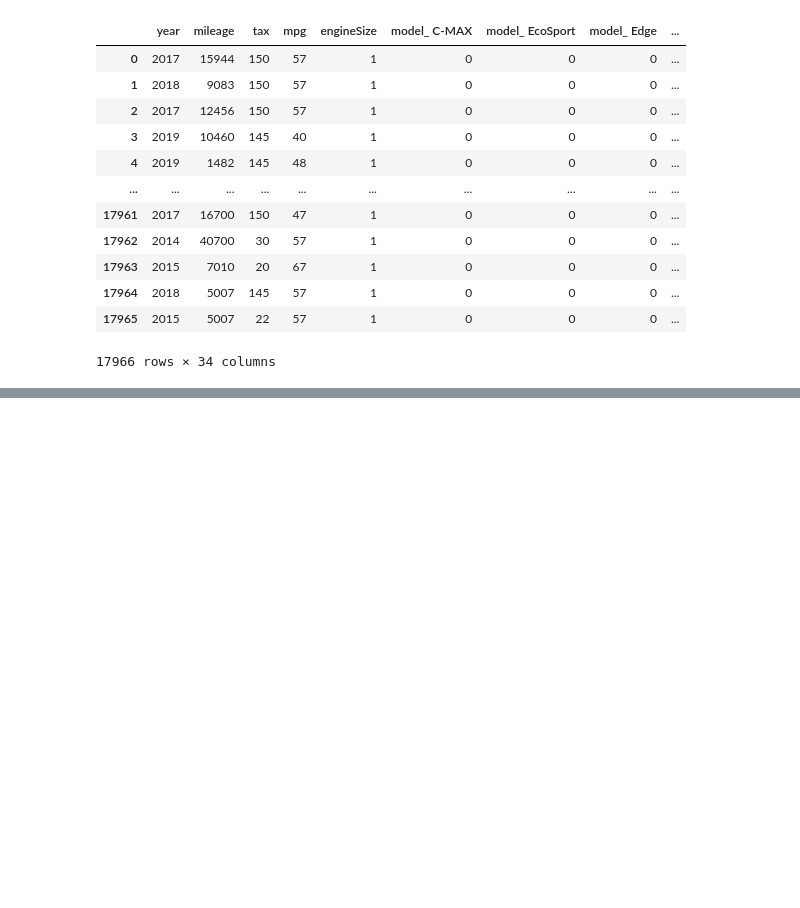
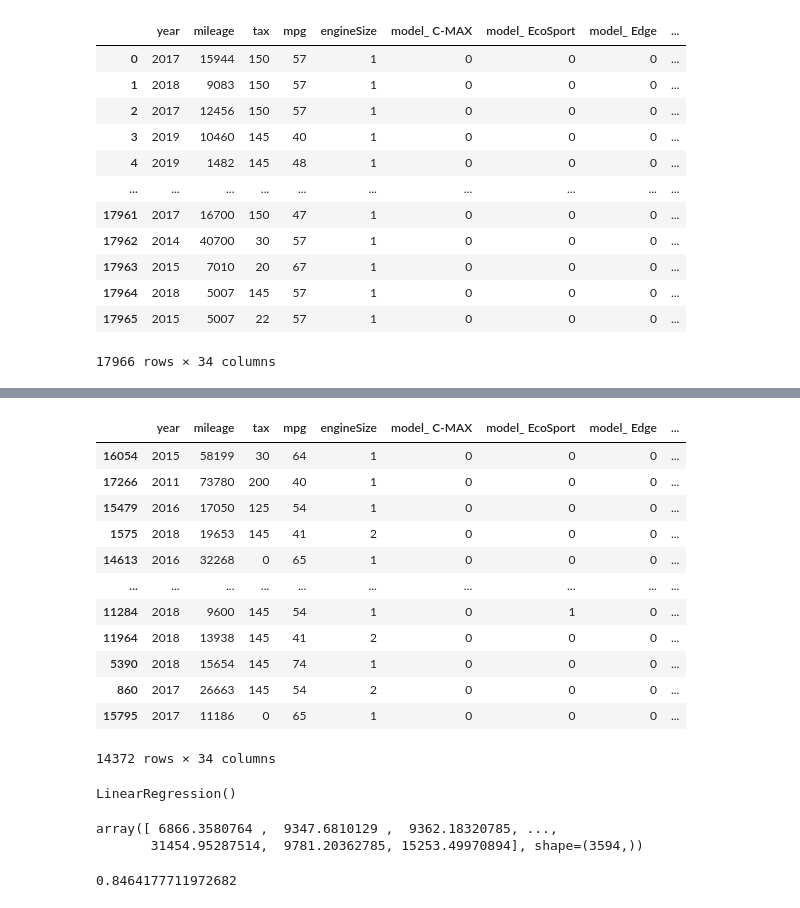
Before and after one commit to Amritakushwah11/statistics-for-AI, a Jupyter notebook: supervised_learning/ford_project.ipynb, the cells around one changed output, grey strips where cells are left out. Drawn from its saved outputs; the diff is of its cells as text; code cells hidden in the pictures; blank space fills up the shorter version.

```diff
--- a/supervised_learning/ford_project.ipynb
+++ b/supervised_learning/ford_project.ipynb
@@ -227,0 +271,34 @@ from sklearn.preprocessing import StandardScaler
+# %%
+xtrain,xtest,ytrain,ytest=train_test_split(x,y,test_size=0.2,random_state=42)
+xtrain
+# %% [output]
+|  | year | mileage | tax | mpg | engineSize | model_ C-MAX | model_ EcoSport | model_ Edge | ... |
+| 16054 | 2015 | 58199 | 30 | 64 | 1 | 0 | 0 | 0 | ... |
+| 17266 | 2011 | 73780 | 200 | 40 | 1 | 0 | 0 | 0 | ... |
+| 15479 | 2016 | 17050 | 125 | 54 | 1 | 0 | 0 | 0 | ... |
+| 1575 | 2018 | 19653 | 145 | 41 | 2 | 0 | 0 | 0 | ... |
+| 14613 | 2016 | 32268 | 0 | 65 | 1 | 0 | 0 | 0 | ... |
+| ... | ... | ... | ... | ... | ... | ... | ... | ... | ... |
+| 11284 | 2018 | 9600 | 145 | 54 | 1 | 0 | 1 | 0 | ... |
+| 11964 | 2018 | 13938 | 145 | 41 | 2 | 0 | 0 | 0 | ... |
+| 5390 | 2018 | 15654 | 145 | 74 | 1 | 0 | 0 | 0 | ... |
+| 860 | 2017 | 26663 | 145 | 54 | 2 | 0 | 0 | 0 | ... |
+| 15795 | 2017 | 11186 | 0 | 65 | 1 | 0 | 0 | 0 | ... |
+14372 rows × 34 columns
+# %%
+model=LinearRegression()
+m=model.fit(xtrain,ytrain)
+m
+# %% [output]
+LinearRegression()
+# %%
+ypred=m.predict(xtest)
+ypred
+# %% [output]
+array([ 6866.3580764 ,  9347.6810129 ,  9362.18320785, ...,
+       31454.95287514,  9781.20362785, 15253.49970894], shape=(3594,))
+# %%
+r2=r2_score(ytest,ypred)
+r2
+# %% [output]
+0.8464177711972682
```
Also changed, not shown: parts of 4 cells of this notebook, 7 other files.
